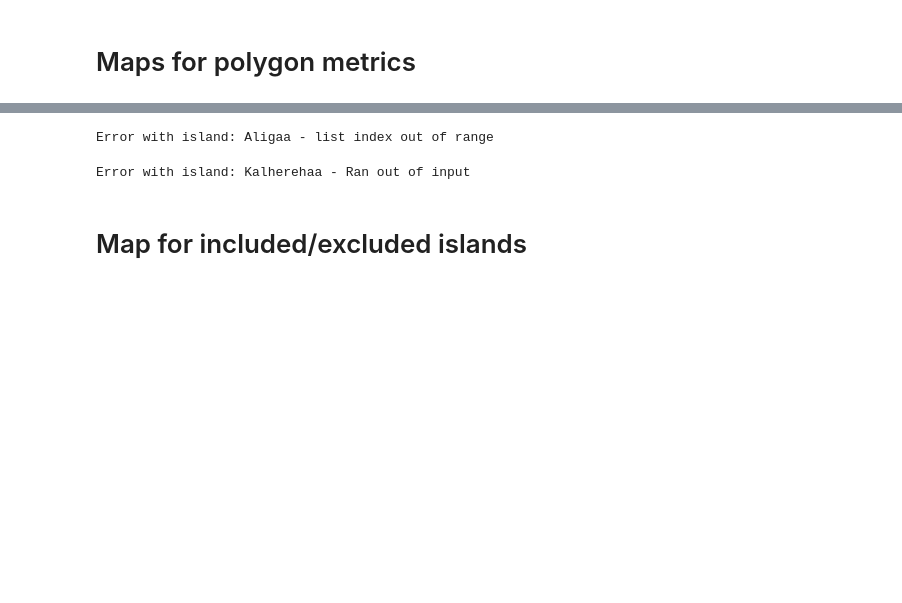
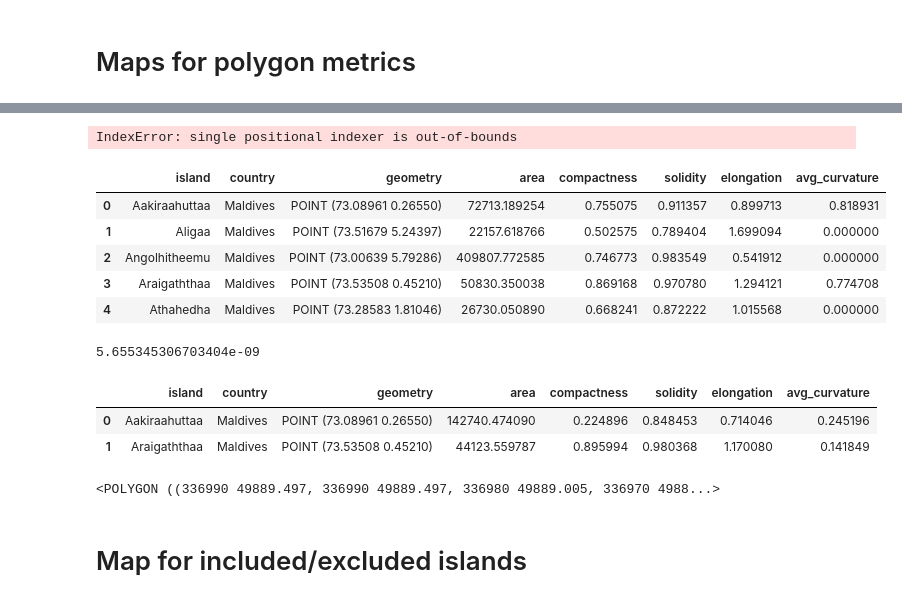
Before and after one commit to human-myriapoda/IslandTime, a Jupyter notebook: yet_another_file_copy.ipynb, the cells around one changed output, grey strips where cells are left out. Cells and saved outputs as stored; diff of their text form; code cells hidden in the pictures; blank space fills up the shorter version.

```diff
--- a/yet_another_file_copy.ipynb
+++ b/yet_another_file_copy.ipynb
@@ -1695,3 +1831,20 @@ Error with island: Kalherehaa - Ran out of input
+# %%
+gdf_s.iloc[4]
+# %% [output]
+IndexError: single positional indexer is out-of-bounds
+# %%
+gdf
+# %% [output]
+|  | island | country | geometry | area | compactness | solidity | elongation | avg_curvature |
+| 0 | Aakiraahuttaa | Maldives | POINT (73.08961 0.26550) | 72713.189254 | 0.755075 | 0.911357 | 0.899713 | 0.818931 |
+| 1 | Aligaa | Maldives | POINT (73.51679 5.24397) | 22157.618766 | 0.502575 | 0.789404 | 1.699094 | 0.000000 |
+| 2 | Angolhitheemu | Maldives | POINT (73.00639 5.79286) | 409807.772585 | 0.746773 | 0.983549 | 0.541912 | 0.000000 |
+| 3 | Araigaththaa | Maldives | POINT (73.53508 0.45210) | 50830.350038 | 0.869168 | 0.970780 | 1.294121 | 0.774708 |
+| 4 | Athahedha | Maldives | POINT (73.28583 1.81046) | 26730.050890 | 0.668241 | 0.872222 | 1.015568 | 0.000000 |
+# %%
+gdf['avg_curvature'][2]
+# %% [output]
+5.655345306703404e-09
 # %%
 import os
 import numpy as np
@@ -1703,7 +1856,7 @@ from shapely.geometry import Polygon, Point
 import skimage.transform as transform
 
 # Read file for islands to ignore
-df_islands_ignore = pd.read_excel('islands_to_ignore.xlsx')
+df_islands_ignore = pd.read_excel(os.path.join('excel', 'islands_to_ignore.xlsx'))
 list_islands_ignore = df_islands_ignore['Island'].values
 
 path_to_data = os.path.join(os.getcwd(), 'data', 'info_islands')
@@ -1711,7 +1864,7 @@ path_to_data = os.path.join(os.getcwd(), 'data', 'info_islands')
 # List to store the data
 data_list = []
 
-for file in tqdm(os.listdir(path_to_data)):
+for file in tqdm(os.listdir(path_to_data)[:1]):
     island = file.split('_')[1]
     country = file.split('_')[2].split('.')[0]
 
@@ -1804,10 +1957,13 @@ for file in tqdm(os.listdir(path_to_data)):
         continue
 
 # Create GeoDataFrame
-gdf = gpd.GeoDataFrame(data_list, crs='EPSG:4326')
+gdf_s = gpd.GeoDataFrame(data_list, crs='EPSG:4326')
 
 # Save to shapefile
-gdf.to_file('shp//islands_metrics.shp')
+# gdf.to_file('shp//islands_metrics.shp')
-# %% [output]
-Error with island: Aligaa - list index out of range
-Error with island: Kalherehaa - Ran out of input
+# %%
+gdf
+# %% [output]
+|  | island | country | geometry | area | compactness | solidity | elongation | avg_curvature |
+| 0 | Aakiraahuttaa | Maldives | POINT (73.08961 0.26550) | 142740.474090 | 0.224896 | 0.848453 | 0.714046 | 0.245196 |
+| 1 | Araigaththaa | Maldives | POINT (73.53508 0.45210) | 44123.559787 | 0.895994 | 0.980368 | 1.170080 | 0.141849 |
@@ -1814,3 +1973,7 @@ Error with island: Kalherehaa - Ran out of input
+# %%
+poly_image_crs
+# %% [output]
+<POLYGON ((336990 49889.497, 336990 49889.497, 336980 49889.005, 336970 4988...>
 # %% [markdown]
 # Map for included/excluded islands
 # %%
```
Also changed, not shown: parts of 7 cells of this notebook, 3 other files.
